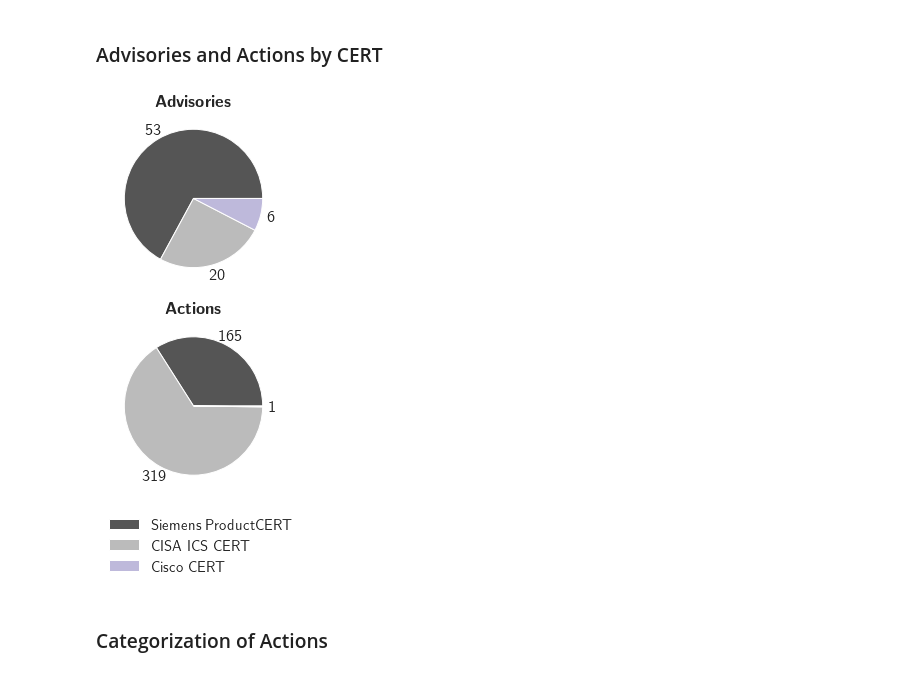
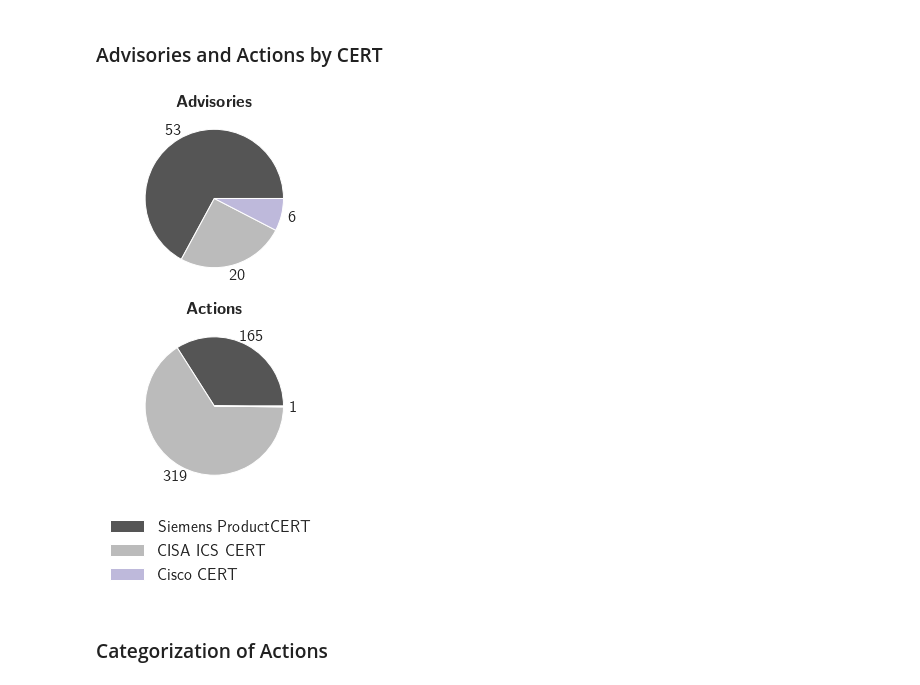
Before and after one commit to ad2play/evaluation, a Jupyter notebook: evaluation.ipynb, the cells around one changed output. Drawn from its saved outputs; the diff is of its cells as text; code cells hidden in the pictures.

```diff
--- a/evaluation.ipynb
+++ b/evaluation.ipynb
@@ -51,35 +54,35 @@ cisco_actions = df_tasks.loc[df_tasks['source'] == "Cisco Security Advisory", 'd
 cisa_actions = df_tasks.loc[df_tasks['source'] == "CISA ICS CERT", 'detected_actions'].sum()
 siemens_actions = df_tasks.loc[df_tasks['source'] == "Siemens ProductCERT", 'detected_actions'].sum()
 cisco_advisories = df_tasks.loc[df_tasks['source'] == "Cisco Security Advisory", 'source'].count()
 cisa_advisories = df_tasks.loc[df_tasks['source'] == "CISA ICS CERT", 'source'].count()
 siemens_advisories = df_tasks.loc[df_tasks['source'] == "Siemens ProductCERT", 'source'].count()
 
 advisories = [siemens_advisories, cisa_advisories, cisco_advisories]
 actions = [siemens_actions, cisa_actions, cisco_actions]
 
 mylabels = ["Siemens ProductCERT", "CISA ICS CERT", "Cisco CERT"]
 mycolors = ["#555555", "#BBBBBB", "#beb9db"]
 
 def autopct_format(values):
     def my_format(pct):
         total = sum(values)
         val = int(round(pct*total/100.0))
         return '{v:d}'.format(v=val)
     return my_format
 
 fig, axs = plt.subplots(2, figsize=(4,7))
 axs[0].pie(advisories, autopct = autopct_format(advisories), pctdistance=1.15, colors = mycolors)
 axs[0].set_title(r"\textbf{Advisories}")
 axs[1].pie(actions, autopct = autopct_format(actions), pctdistance=1.15, colors = mycolors)
 axs[1].set_title(r"\textbf{Actions}")
 
-legend = plt.legend(mylabels,bbox_to_anchor=(0.9, 0.1), fontsize=15,
+legend = plt.legend(mylabels,bbox_to_anchor=(0.9, 0.1), fontsize=17,
            bbox_transform=plt.gcf().transFigure, frameon=False)
 legend.get_frame().set_alpha(None)
 legend.get_frame().set_facecolor((0, 0, 0, 0))
 plt.show()
 # %% [output]
-[figure, old version]
+[figure, new version]
 # %% [markdown]
 ### Categorization of Actions
 # %%
```
Also changed, not shown: parts of 5 cells of this notebook, 1 other file.
